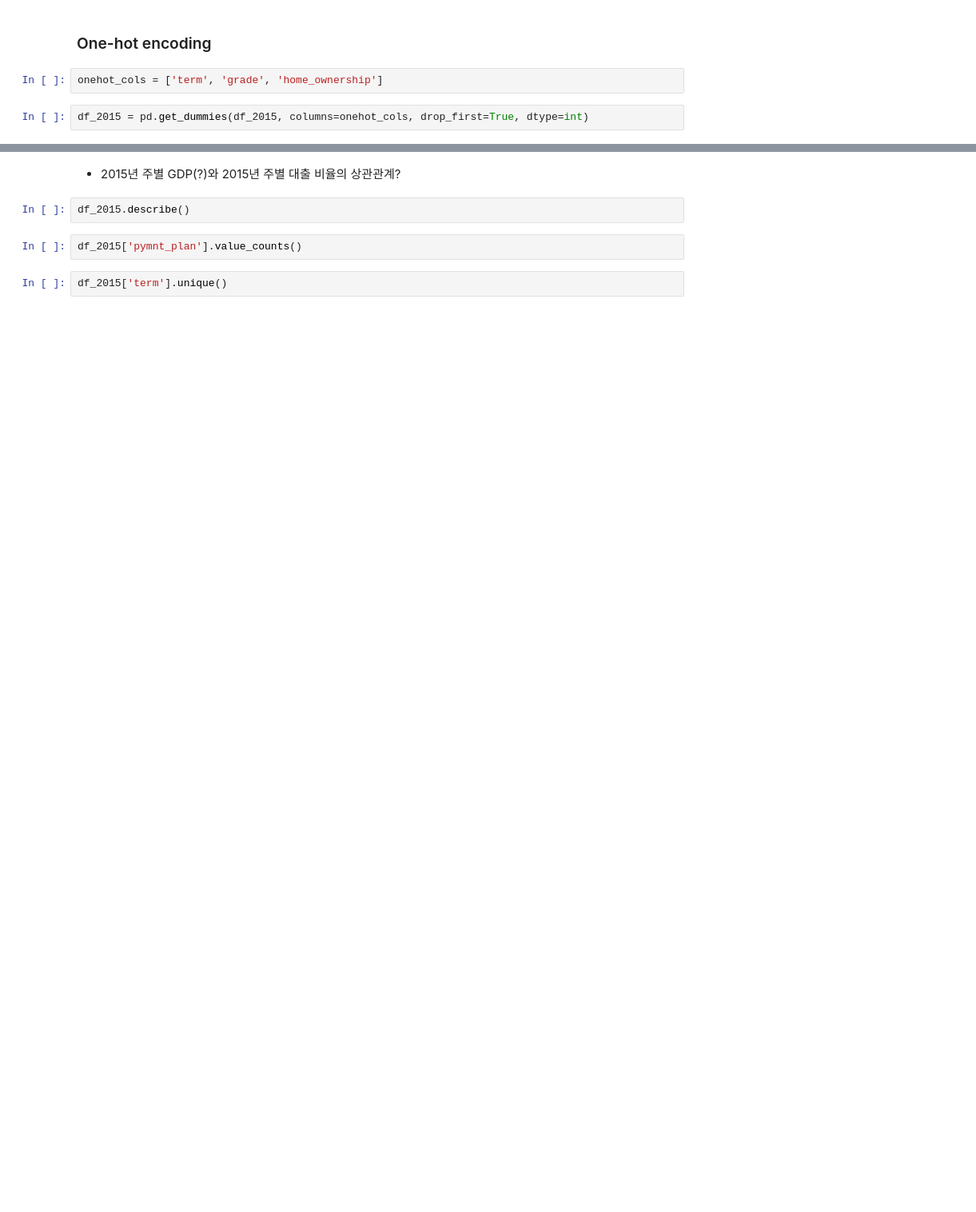
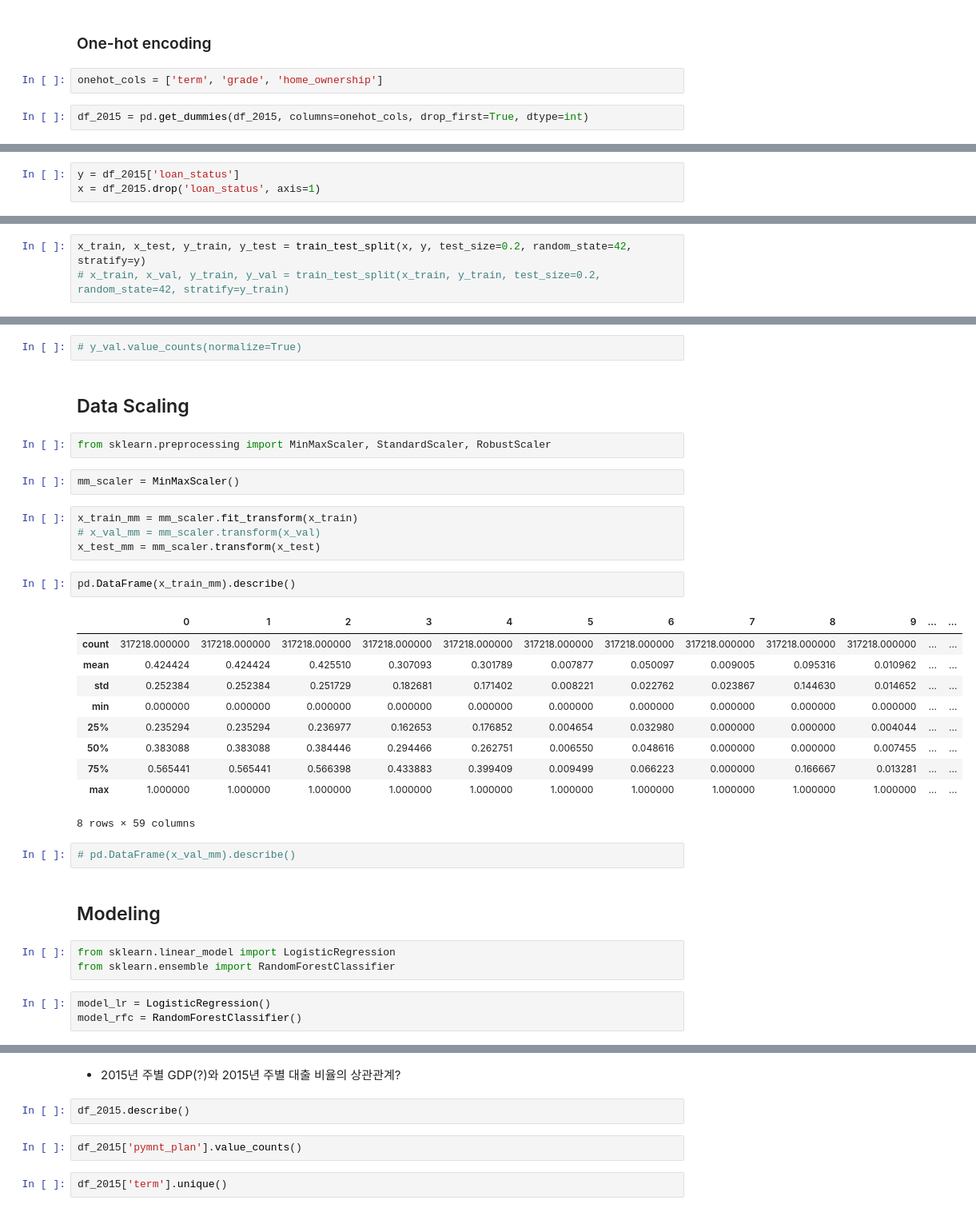
Before and after one commit to drkail6916/aiffel_datathon, a Jupyter notebook: 20250917_datathon_geon.ipynb, the cells around one changed output, grey strips where cells are left out. Shown: that part at 80% size. Saved outputs shown, nothing was run; the diff lists cells and outputs as text; blank space fills up the shorter version.

```diff
--- a/20250917_datathon_geon.ipynb
+++ b/20250917_datathon_geon.ipynb
@@ -88,0 +263,3 @@ df_2015['loan_status'].unique()
+# %%
+y = df_2015['loan_status']
+x = df_2015.drop('loan_status', axis=1)
@@ -88,0 +272,3 @@ df_2015['loan_status'].unique()
+# %%
+x_train, x_test, y_train, y_test = train_test_split(x, y, test_size=0.2, random_state=42, stratify=y)
+# x_train, x_val, y_train, y_val = train_test_split(x_train, y_train, test_size=0.2, random_state=42, stratify=y_train)
@@ -88,0 +282,35 @@ df_2015['loan_status'].unique()
+# %%
+# y_val.value_counts(normalize=True)
+# %% [markdown]
+## Data Scaling
+# %%
+from sklearn.preprocessing import MinMaxScaler, StandardScaler, RobustScaler
+# %%
+mm_scaler = MinMaxScaler()
+# %%
+x_train_mm = mm_scaler.fit_transform(x_train)
+# x_val_mm = mm_scaler.transform(x_val)
+x_test_mm = mm_scaler.transform(x_test)
+# %%
+pd.DataFrame(x_train_mm).describe()
+# %% [output]
+|  | 0 | 1 | 2 | 3 | 4 | 5 | 6 | 7 | 8 | 9 | ... | ... |
+| count | 317218.000000 | 317218.000000 | 317218.000000 | 317218.000000 | 317218.000000 | 317218.000000 | 317218.000000 | 317218.000000 | 317218.000000 | 317218.000000 | ... | ... |
+| mean | 0.424424 | 0.424424 | 0.425510 | 0.307093 | 0.301789 | 0.007877 | 0.050097 | 0.009005 | 0.095316 | 0.010962 | ... | ... |
+| std | 0.252384 | 0.252384 | 0.251729 | 0.182681 | 0.171402 | 0.008221 | 0.022762 | 0.023867 | 0.144630 | 0.014652 | ... | ... |
+| min | 0.000000 | 0.000000 | 0.000000 | 0.000000 | 0.000000 | 0.000000 | 0.000000 | 0.000000 | 0.000000 | 0.000000 | ... | ... |
+| 25% | 0.235294 | 0.235294 | 0.236977 | 0.162653 | 0.176852 | 0.004654 | 0.032980 | 0.000000 | 0.000000 | 0.004044 | ... | ... |
+| 50% | 0.383088 | 0.383088 | 0.384446 | 0.294466 | 0.262751 | 0.006550 | 0.048616 | 0.000000 | 0.000000 | 0.007455 | ... | ... |
+| 75% | 0.565441 | 0.565441 | 0.566398 | 0.433883 | 0.399409 | 0.009499 | 0.066223 | 0.000000 | 0.166667 | 0.013281 | ... | ... |
+| max | 1.000000 | 1.000000 | 1.000000 | 1.000000 | 1.000000 | 1.000000 | 1.000000 | 1.000000 | 1.000000 | 1.000000 | ... | ... |
+8 rows × 59 columns
+# %%
+# pd.DataFrame(x_val_mm).describe()
+# %% [markdown]
+## Modeling
+# %%
+from sklearn.linear_model import LogisticRegression
+from sklearn.ensemble import RandomForestClassifier
+# %%
+model_lr = LogisticRegression()
+model_rfc = RandomForestClassifier()
```
Also changed, not shown: parts of 36 cells of this notebook.
